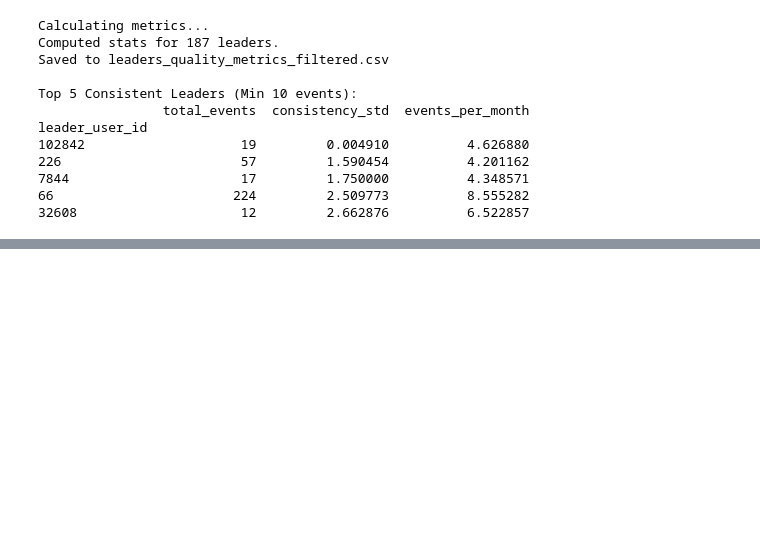
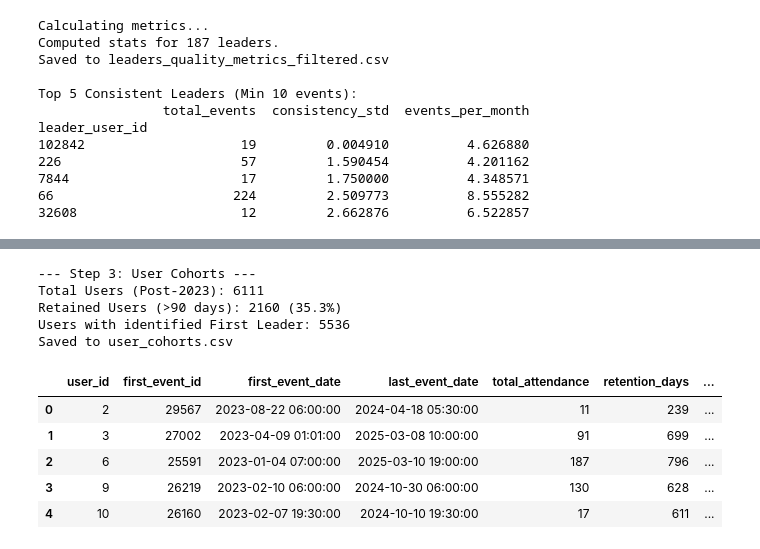
Before and after one commit to Prampyl/FitFam_research, a Jupyter notebook: hypothesis_2/H2_Validation_Analysis.ipynb, the cells around one changed output, grey strips where cells are left out. Drawn from its saved outputs; the diff is of its cells as text; code cells hidden in the pictures; blank space fills up the shorter version.

```diff
--- a/hypothesis_2/H2_Validation_Analysis.ipynb
+++ b/hypothesis_2/H2_Validation_Analysis.ipynb
@@ -155,0 +164,56 @@ leader_user_id
+# %%
+print("--- Step 3: User Cohorts ---")
+
+# 1. Get First Event for each User
+# Merge attendance with event dates
+attendance_with_dates = event_user_filtered.merge(events_filtered[['id', 'start_time']], left_on='event_id', right_on='id', how='inner')
+
+# Sort by user and time
+attendance_with_dates = attendance_with_dates.sort_values(['user_id', 'start_time'])
+
+# Group by user to find first and last event
+user_stats = attendance_with_dates.groupby('user_id').agg(
+    first_event_id=('event_id', 'first'),
+    first_event_date=('start_time', 'first'),
+    last_event_date=('start_time', 'last'),
+    total_attendance=('event_id', 'count')
+).reset_index()
+
+print(f"Total Users (Post-2023): {len(user_stats)}")
+
+# 2. Calculate Retention (90 Days)
+user_stats['retention_days'] = (user_stats['last_event_date'] - user_stats['first_event_date']).dt.days
+user_stats['is_retained_90d'] = user_stats['retention_days'] >= 90
+
+print(f"Retained Users (>90 days): {user_stats['is_retained_90d'].sum()} ({user_stats['is_retained_90d'].mean():.1%})")
+
+# 3. Link to First Leader
+# We need to know who led 'first_event_id'
+# Create a mapping: event_id -> leader_user_id
+event_leader_map = event_user_filtered[event_user_filtered['is_leader'] == 1][['event_id', 'user_id']].drop_duplicates('event_id')
+event_leader_map.columns = ['event_id', 'leader_user_id']
+
+# Merge user_stats with leader map
+user_cohorts = user_stats.merge(event_leader_map, left_on='first_event_id', right_on='event_id', how='left')
+
+# Filter out users whose first event had no recorded leader (or guest leader)
+user_cohorts_clean = user_cohorts.dropna(subset=['leader_user_id'])
+print(f"Users with identified First Leader: {len(user_cohorts_clean)}")
+
+# 4. Save
+user_cohorts_clean.to_csv('user_cohorts.csv', index=False)
+print("Saved to user_cohorts.csv")
+
+user_cohorts_clean.head()
+# %% [output]
+--- Step 3: User Cohorts ---
+Total Users (Post-2023): 6111
+Retained Users (>90 days): 2160 (35.3%)
+Users with identified First Leader: 5536
+Saved to user_cohorts.csv
+|  | user_id | first_event_id | first_event_date | last_event_date | total_attendance | retention_days | ... |
+| 0 | 2 | 29567 | 2023-08-22 06:00:00 | 2024-04-18 05:30:00 | 11 | 239 | ... |
+| 1 | 3 | 27002 | 2023-04-09 01:01:00 | 2025-03-08 10:00:00 | 91 | 699 | ... |
+| 2 | 6 | 25591 | 2023-01-04 07:00:00 | 2025-03-10 19:00:00 | 187 | 796 | ... |
+| 3 | 9 | 26219 | 2023-02-10 06:00:00 | 2024-10-30 06:00:00 | 130 | 628 | ... |
+| 4 | 10 | 26160 | 2023-02-07 19:30:00 | 2024-10-10 19:30:00 | 17 | 611 | ... |
```
Also changed, not shown: parts of 5 cells of this notebook, 5 other files.
